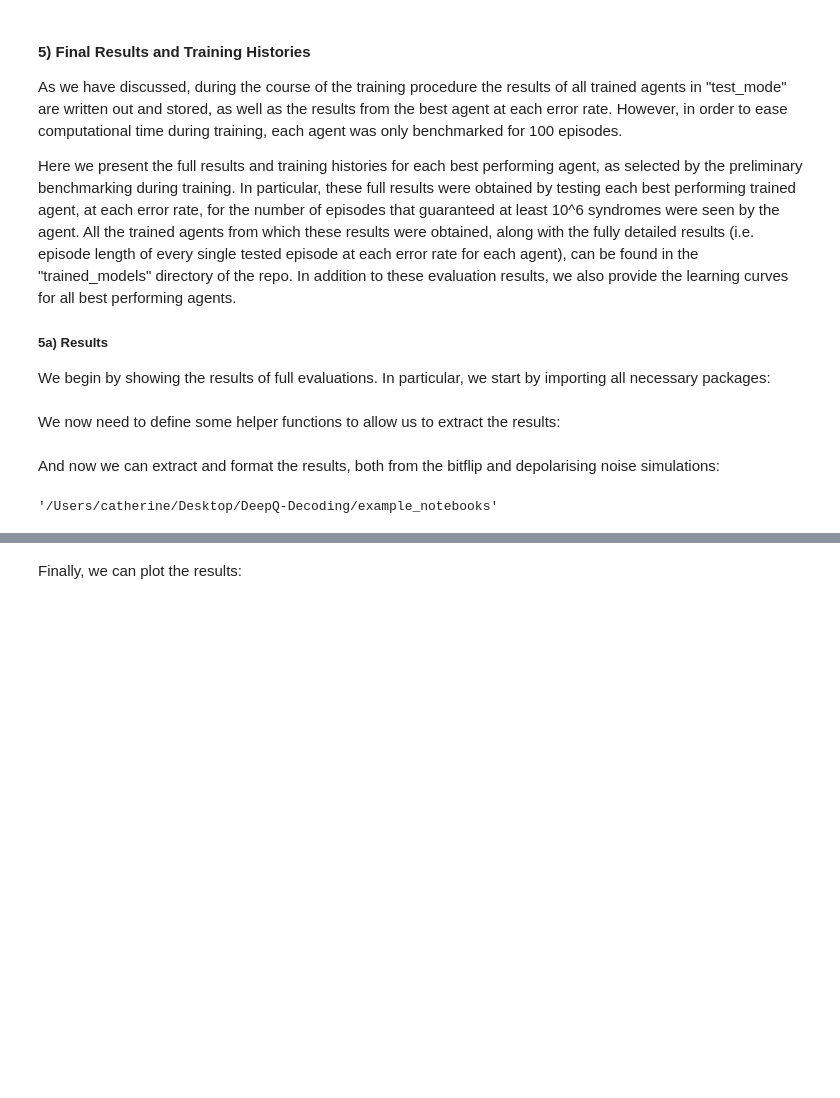
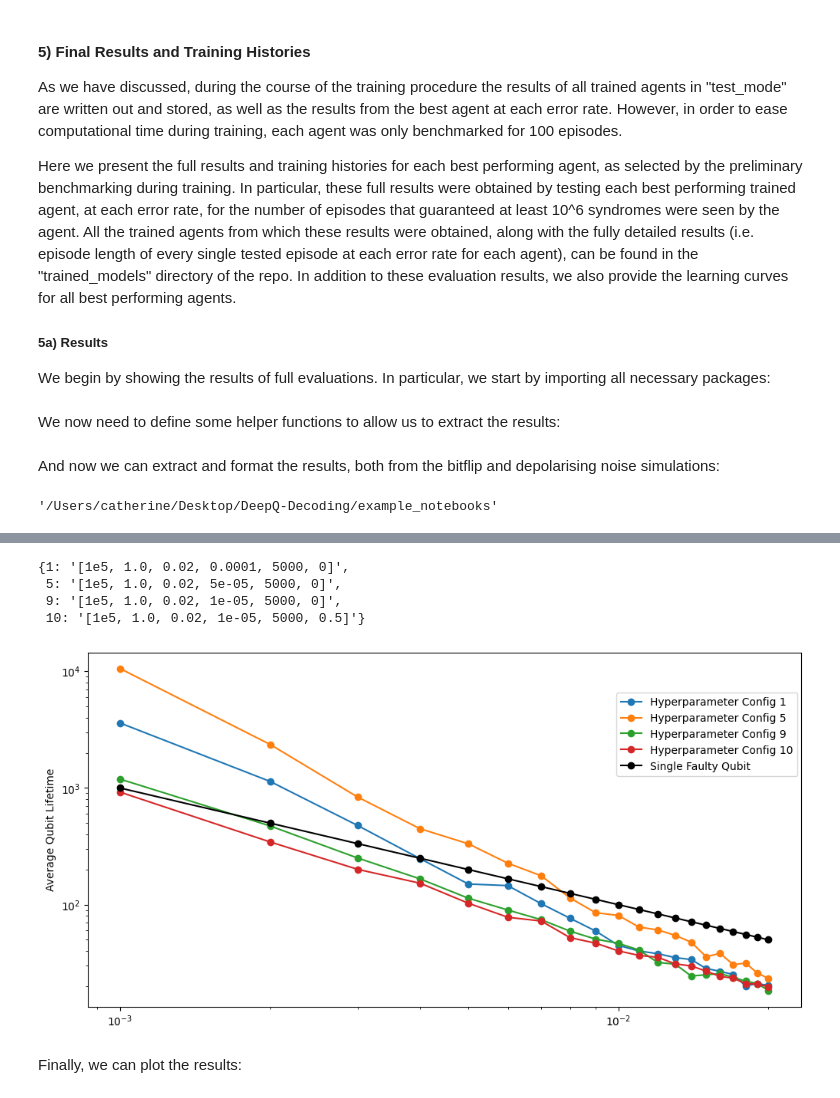
Before and after one commit to liangqiyao990210/DeepQ-Decoding, a Jupyter notebook: example_notebooks/5) Our Visual.ipynb, the cells around one changed output, grey strips where cells are left out. Drawn from its saved outputs; the diff is of its cells as text; code cells hidden in the pictures; blank space fills up the shorter version.

```diff
--- a/example_notebooks/5) Our Visual.ipynb
+++ b/example_notebooks/5) Our Visual.ipynb
@@ -147,0 +107,7 @@ x_results_dict
+# %%
+x_configs_dict
+# %% [output]
+{1: '[1e5, 1.0, 0.02, 0.0001, 5000, 0]',
+ 5: '[1e5, 1.0, 0.02, 5e-05, 5000, 0]',
+ 9: '[1e5, 1.0, 0.02, 1e-05, 5000, 0]',
+ 10: '[1e5, 1.0, 0.02, 1e-05, 5000, 0.5]'}
@@ -148,2 +116,24 @@ x_results_dict
+# %%
+num_to_test = 20
+error_rates = [j*0.001 for j in range(1,num_to_test + 1)]
+# %%
+res = np.array(list(x_results_dict[5].values()))
+# %%
+fig, ax = plt.subplots(1,1,figsize=(12, 6))
+for conf in config_list:
+    res = np.array(list(x_results_dict[conf].values()))
+    ax.plot(error_rates, res, '-o', label=f"Hyperparameter Config {conf}")
+ax.plot(error_rates, 1/np.array(error_rates), '-o', color='black', label="Single Faulty Qubit")
+# ax.plot(error_rates,bench[:len(best_results)],"k")
+# ax.text(0.0015, 340, "Single Faulty Qubit", rotation=-18, fontsize=10)
+# ax.text(0.38, 0.92, "(c) Bitflip Noise - Best Performing Agents", fontsize=10,transform=ax[0,1].transAxes)
+ax.set_xscale('log')
+ax.set_yscale('log')
+ax.set_ylabel("Average Qubit Lifetime")
+# ax.set_xlabel("$p_{\\textrm{phys}} = p_{\\textrm{meas}}$")
+ax.legend(fancybox=True,bbox_to_anchor=(0.003, 0.8,1., .102),fontsize=10)
+plt.show()
+# %% [output]
+[figure, added]
 # %% [markdown]
 Finally, we can plot the results:
```
Also changed, not shown: parts of 9 cells of this notebook, 7 other files.
